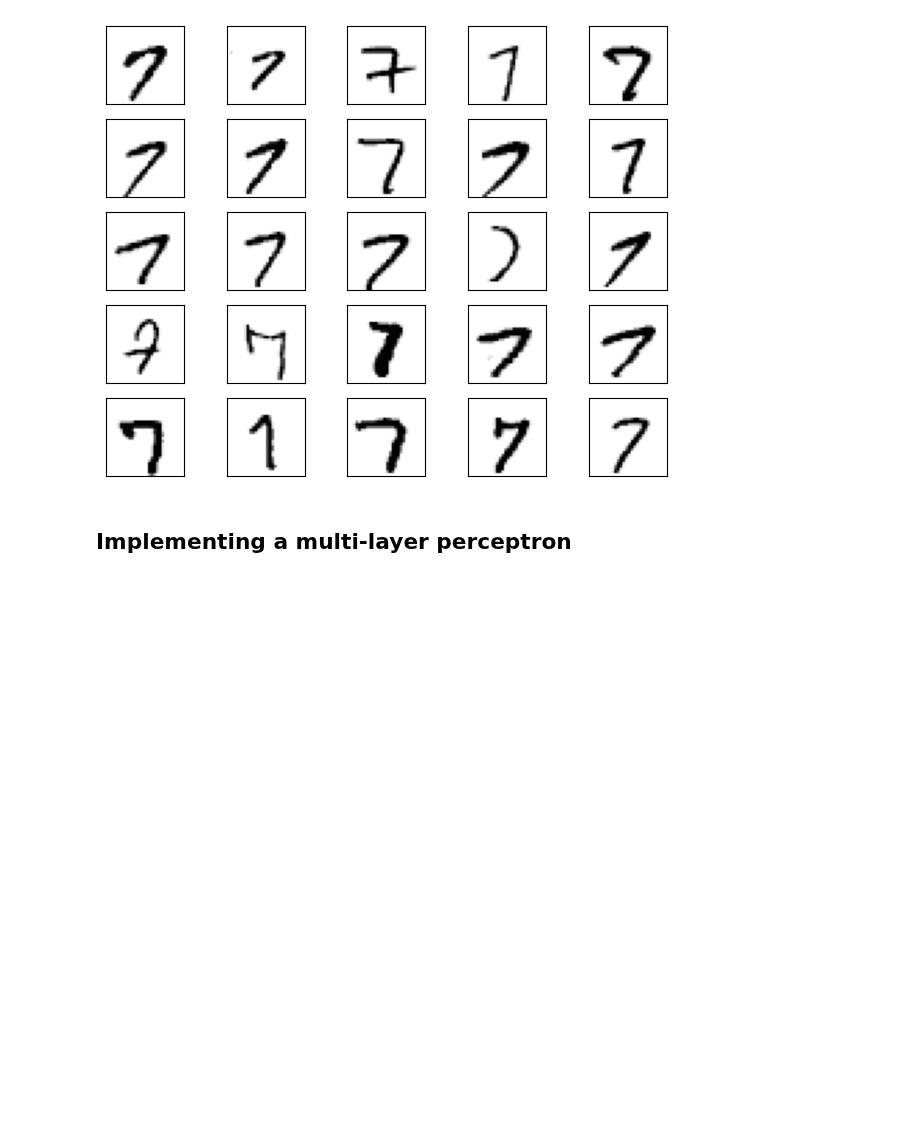
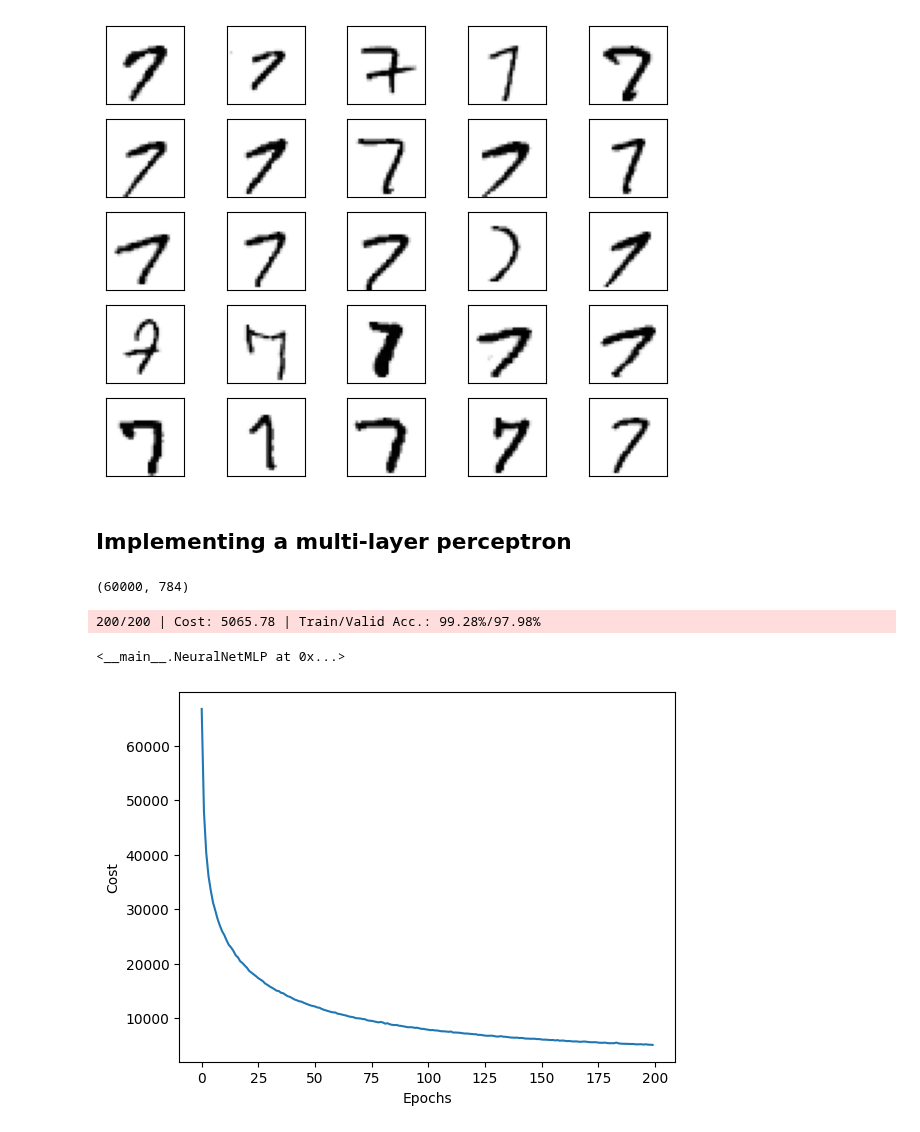
Before and after one commit to nargesghan/cs_internship_journey, a Jupyter notebook: Implementing a Multilayer Neural Network/MNN_from_scratch.ipynb, the cells around one changed output. Saved outputs shown, nothing was run; the diff lists cells and outputs as text; code cells hidden in the pictures; blank space fills up the shorter version.

```diff
--- a/Implementing a Multilayer Neural Network/MNN_from_scratch.ipynb
+++ b/Implementing a Multilayer Neural Network/MNN_from_scratch.ipynb
@@ -46,6 +49,9 @@ plt.tight_layout()
 plt.show()
 # %% [output]
 [figure]
+# %%
+x_train=x_train.reshape(x_train.shape[0],-1)
+x_test=x_test.reshape(x_test.shape[0], -1)
 # %% [markdown]
 ## Implementing a multi-layer perceptron
 # %%
@@ -303,9 +309,9 @@ class NeuralNetMLP(object):
             y_train_pred = self.predict(X_train)
             y_valid_pred = self.predict(X_valid)
 
-            train_acc = ((np.sum(y_train == y_train_pred)).astype(np.float) /
+            train_acc = ((np.sum(y_train == y_train_pred)).astype(float) /
                          X_train.shape[0])
-            valid_acc = ((np.sum(y_valid == y_valid_pred)).astype(np.float) /
+            valid_acc = ((np.sum(y_valid == y_valid_pred)).astype(float) /
                          X_valid.shape[0])
 
             sys.stderr.write('\r%0*d/%d | Cost: %.2f '
@@ -319,3 +325,31 @@ class NeuralNetMLP(object):
             self.eval_['valid_acc'].append(valid_acc)
 
         return self
+# %%
+nn=NeuralNetMLP(n_hidden=100,
+                 l2=0.01,
+                 epochs=200,
+                 eta=0.0005,
+                 minibatch_size=100,
+                 shuffle=True,
+                 seed=1)
+# %%
+x_train.shape
+# %% [output]
+(60000, 784)
+# %%
+nn.fit(X_train=x_train[:55000],
+       y_train=y_train[:55000],
+       X_valid=x_train[55000:],
+       y_valid=y_train[55000:])
+# %% [output]
+200/200 | Cost: 5065.78 | Train/Valid Acc.: 99.28%/97.98%
+<__main__.NeuralNetMLP at 0x...>
+# %%
+import matplotlib.pyplot as plt
+plt.plot(range(nn.epochs), nn.eval_['cost'])
+plt.ylabel('Cost')
+plt.xlabel('Epochs')
+plt.show()
+# %% [output]
+[figure, added]
```
Also changed, not shown: parts of 5 cells of this notebook.
